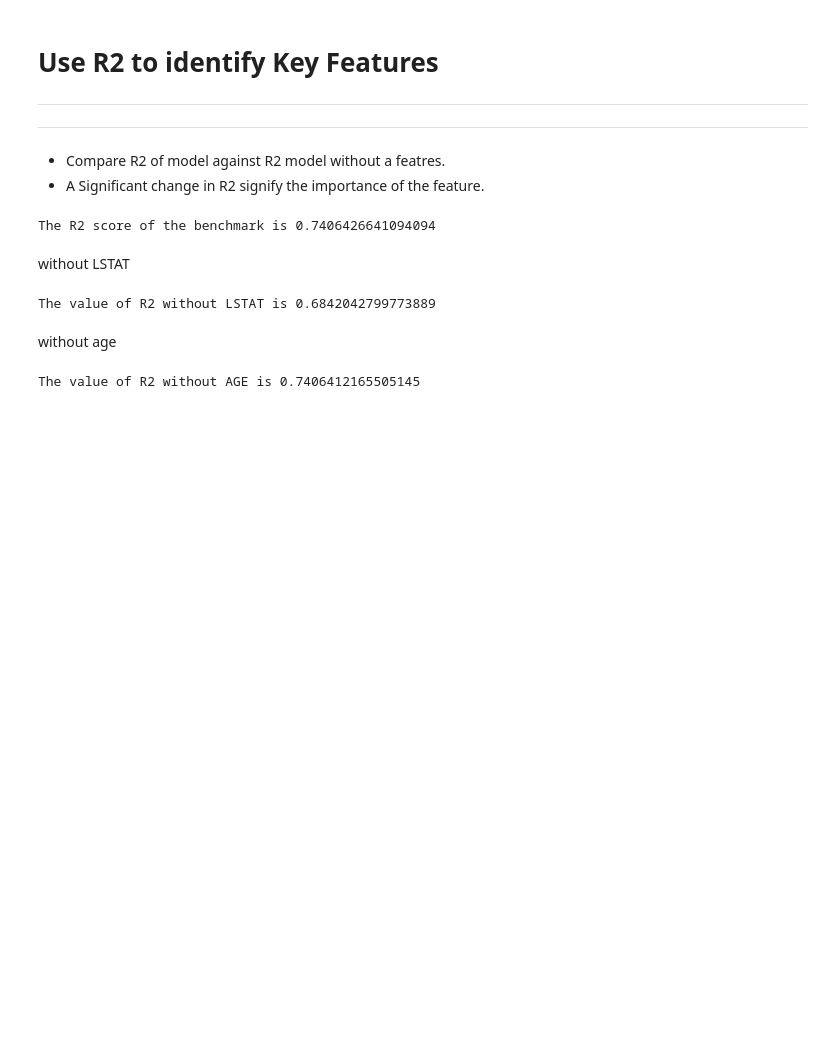
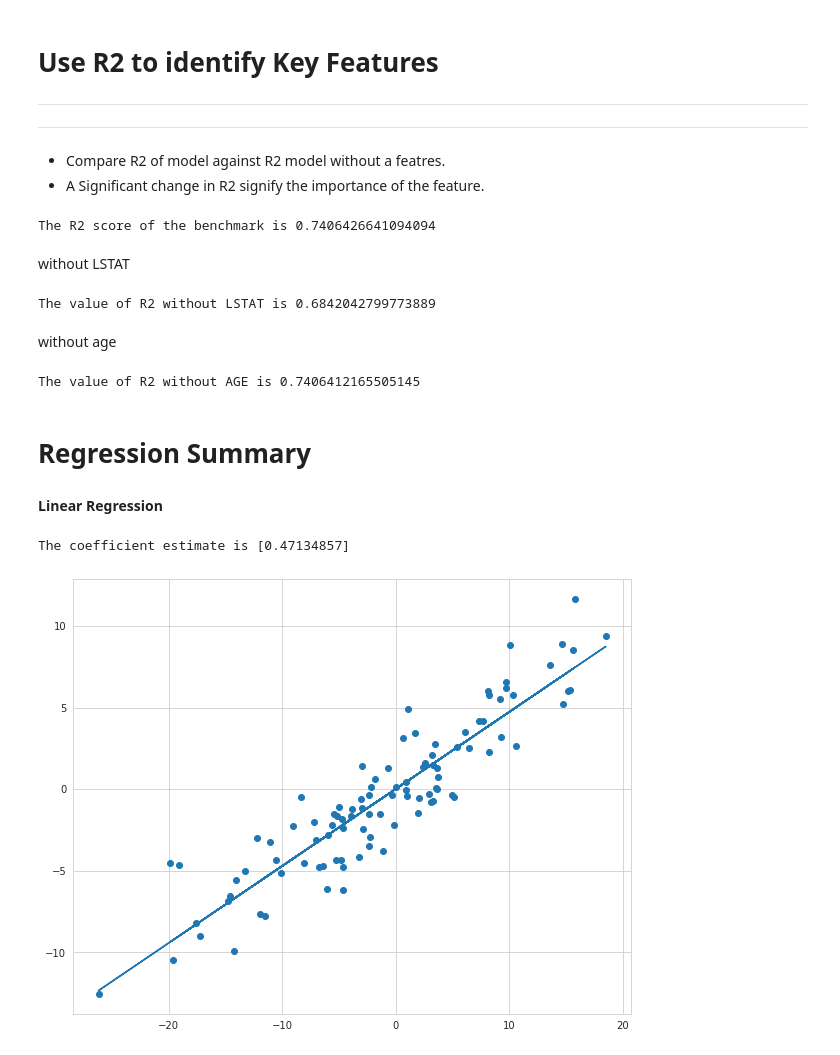
Before and after one commit to milu234/Project_Perseverance, a Jupyter notebook: Multiple_Regression.ipynb, the cells around one changed output. Drawn from its saved outputs; the diff is of its cells as text; code cells hidden in the pictures; blank space fills up the shorter version.

Commit message:
Comparison of all the Linear Regression model done.

```diff
--- a/Multiple_Regression.ipynb
+++ b/Multiple_Regression.ipynb
@@ -380,3 +380,14 @@ result = r2_score(y, without_age.predict(df))
 print(f'The value of R2 without AGE is {result}')
 # %% [output]
 The value of R2 without AGE is 0.7406412165505145
+# %% [markdown]
+# **Regression Summary**
+# %%
+import numpy as np
+import matplotlib.pyplot as plt
+import seaborn as sns
+sns.set_style('whitegrid')
+%matplotlib inline
+import pandas as pd
+# %% [markdown]
+**Linear Regression**
@@ -382,0 +396,17 @@ The value of R2 without AGE is 0.7406412165505145
+# %%
+np.random.seed(42)
+n_samples = 100
+rng = np.random.randn(n_samples) * 10
+y_gen = 0.5 * rng + 2 * np.random.randn(n_samples)
+
+lr = LinearRegression()
+lr.fit(rng.reshape(-1,1), y_gen)
+model_pred = lr.predict(rng.reshape(-1,1))
+
+plt.figure(figsize=(10,8))
+plt.scatter(rng, y_gen)
+plt.plot(rng, model_pred)
+print(f'The coefficient estimate is {lr.coef_}')
+# %% [output]
+The coefficient estimate is [0.47134857]
+[figure, added]
```
Also changed, not shown: parts of 10 cells of this notebook.
